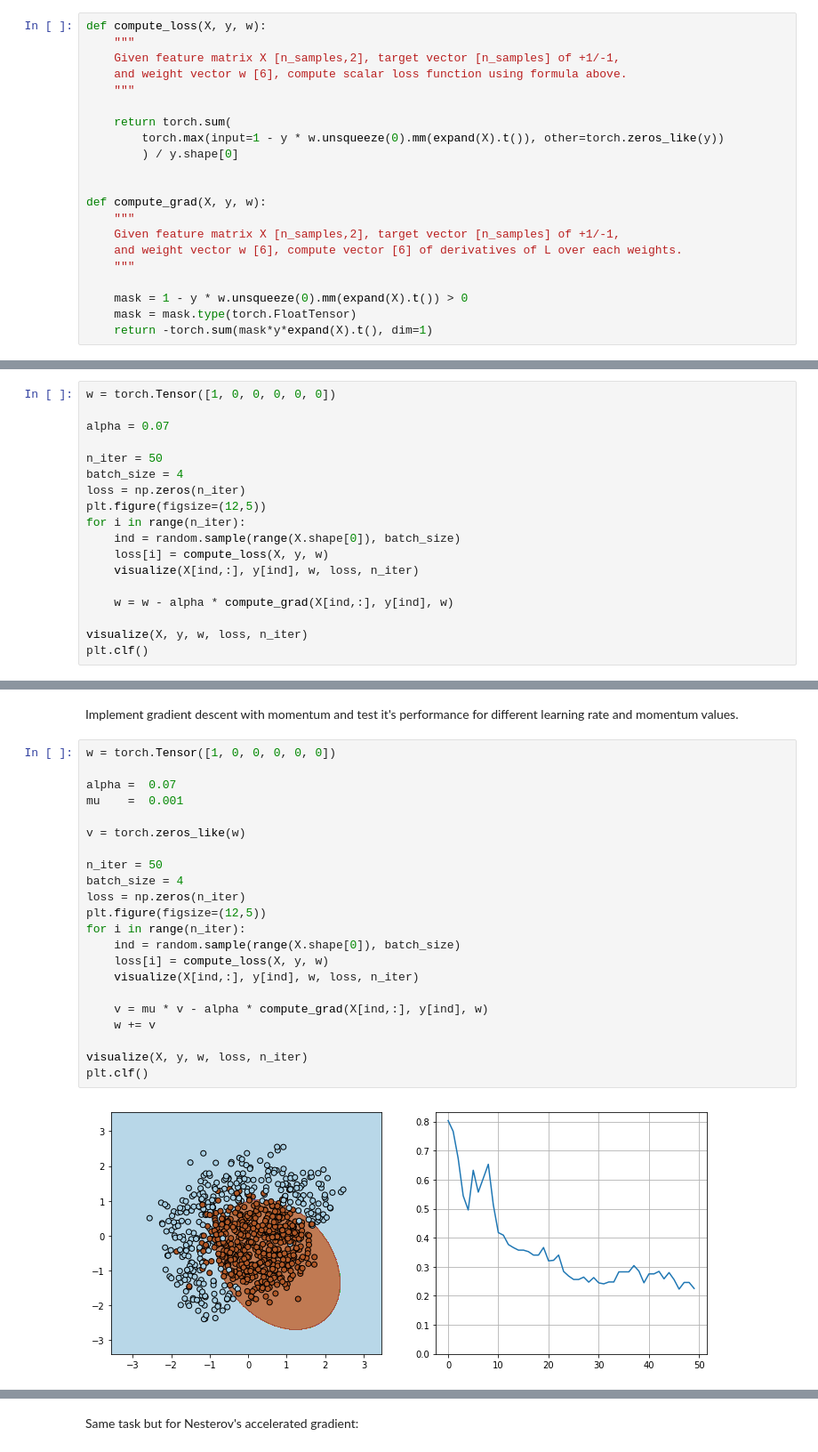
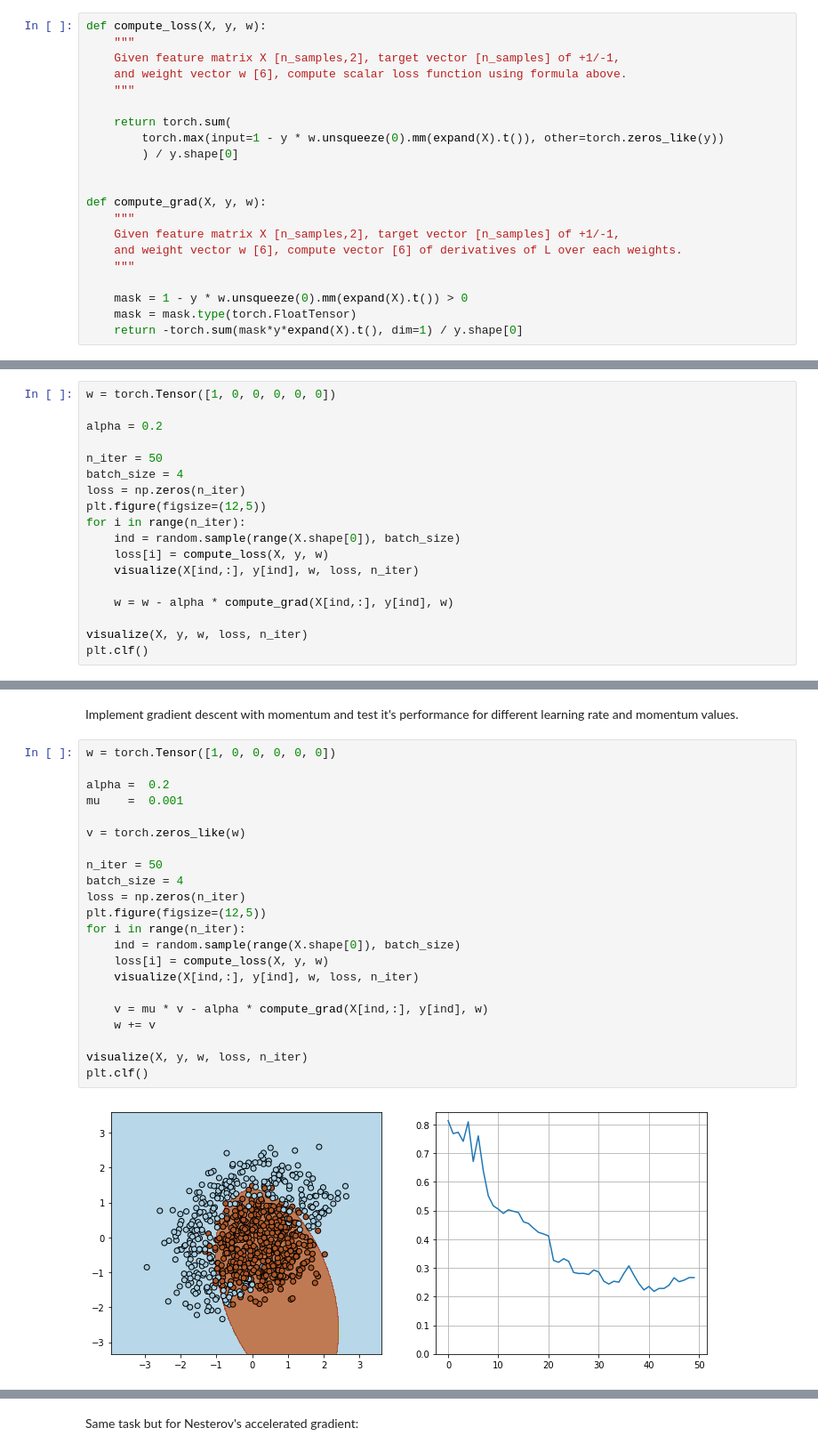
Before and after one commit to pvktk/machine_learning, a Jupyter notebook: HW01/task_1.ipynb, the cells around one changed output, grey strips where cells are left out. Shown at 89% size. Saved outputs shown, nothing was run; the diff lists cells and outputs as text.

```diff
--- a/HW01/task_1.ipynb
+++ b/HW01/task_1.ipynb
@@ -112,7 +112,7 @@ def compute_grad(X, y, w):
 
     mask = 1 - y * w.unsqueeze(0).mm(expand(X).t()) > 0
     mask = mask.type(torch.FloatTensor)
-    return -torch.sum(mask*y*expand(X).t(), dim=1)
+    return -torch.sum(mask*y*expand(X).t(), dim=1) / y.shape[0]
 # %% [markdown]
 ### Training
 Find an optimal learning rate for gradient descent for given batch size.
@@ -123,7 +123,7 @@ You can see the example of correct output below this cell before you run it.
 # %%
 w = torch.Tensor([1, 0, 0, 0, 0, 0])
 
-alpha = 0.07
+alpha = 0.2
 
 n_iter = 50
 batch_size = 4
@@ -146,27 +146,27 @@ Implement gradient descent with momentum and test it's performance for different
 # %%
 w = torch.Tensor([1, 0, 0, 0, 0, 0])
 
-alpha =  0.07
+alpha =  0.2
 mu    =  0.001
 
 v = torch.zeros_like(w)
 
 n_iter = 50
 batch_size = 4
 loss = np.zeros(n_iter)
 plt.figure(figsize=(12,5))
 for i in range(n_iter):
     ind = random.sample(range(X.shape[0]), batch_size)
     loss[i] = compute_loss(X, y, w)
     visualize(X[ind,:], y[ind], w, loss, n_iter)
 
     v = mu * v - alpha * compute_grad(X[ind,:], y[ind], w)
     w += v
 
 visualize(X, y, w, loss, n_iter)
 plt.clf()
 # %% [output]
-[figure, old version]
+[figure, new version]
 <matplotlib.figure.Figure at 0x...>
 # %% [markdown]
 Same task but for Nesterov's accelerated gradient:
```
Also changed, not shown: parts of 4 cells of this notebook.
